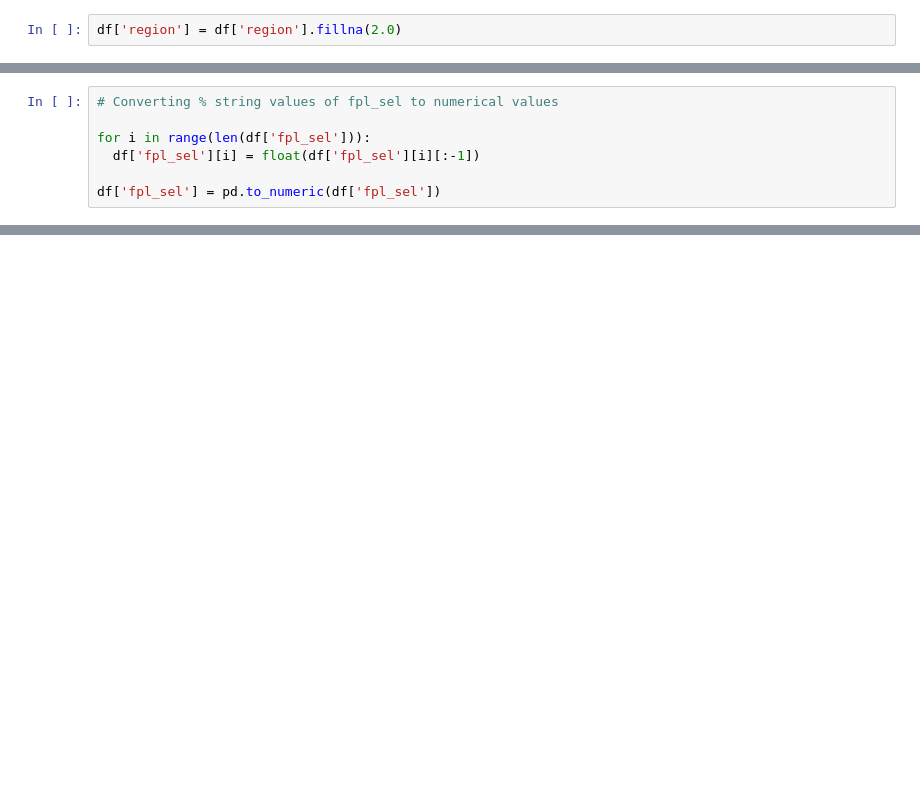
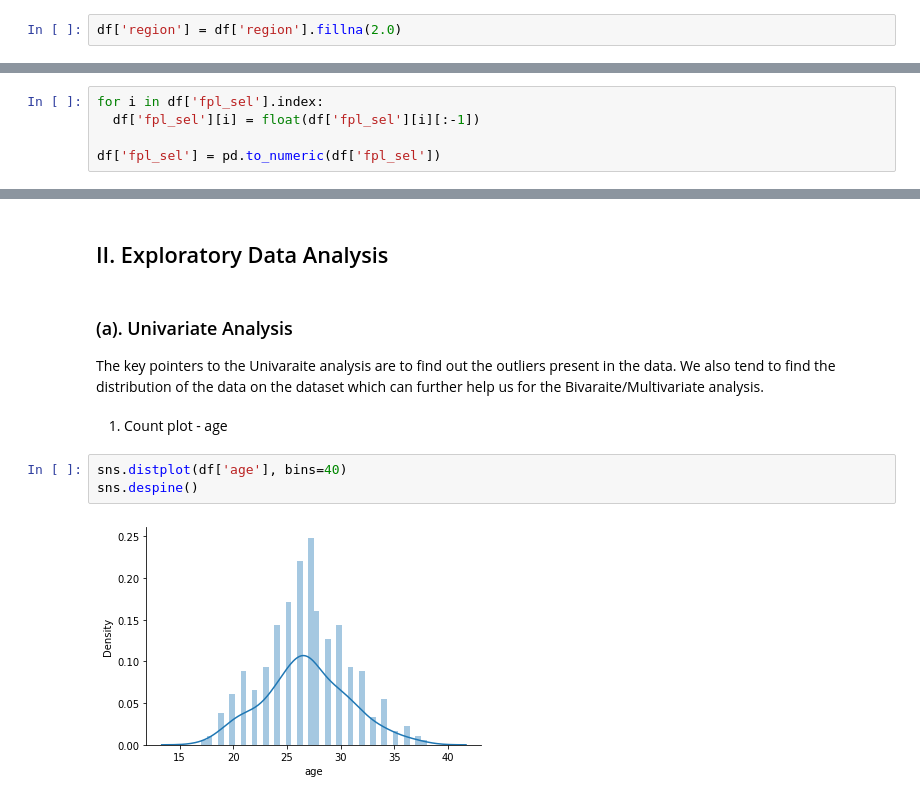
Before and after one commit to harjeevansingh/Football_player_worth_prediction, a Jupyter notebook: football_player.ipynb, the cells around one changed output, grey strips where cells are left out. Drawn from its saved outputs; the diff is of its cells as text; blank space fills up the shorter version.

```diff
--- a/football_player.ipynb
+++ b/football_player.ipynb
@@ -94,7 +151,5 @@ df['region'] = df['region'].fillna(2.0)
 # %%
-# Converting % string values of fpl_sel to numerical values
-
-for i in range(len(df['fpl_sel'])):
+for i in df['fpl_sel'].index:
   df['fpl_sel'][i] = float(df['fpl_sel'][i][:-1])
 
 df['fpl_sel'] = pd.to_numeric(df['fpl_sel'])
@@ -120,0 +183,13 @@ Name: fpl_sel, Length: 461, dtype: float64
+# %% [markdown]
+
+<h2>II. Exploratory Data Analysis
+# %% [markdown]
+<h3>(a). Univariate Analysis</h3>
+The key pointers to the Univaraite analysis are to find out the outliers present in the data. We also tend to find the distribution of the data on the dataset which can further help us for the Bivaraite/Multivariate analysis.
+# %% [markdown]
+1. Count plot - age
+# %%
+sns.distplot(df['age'], bins=40)
+sns.despine()
+# %% [output]
+[figure, added]
```
Also changed, not shown: parts of 75 cells of this notebook.
